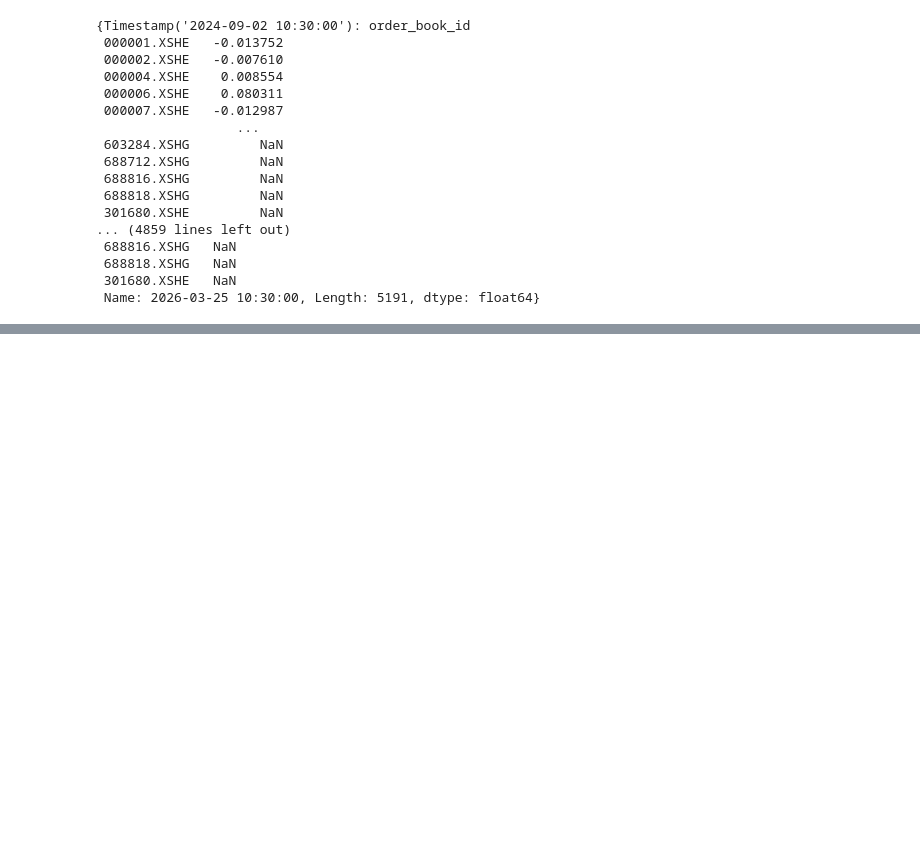
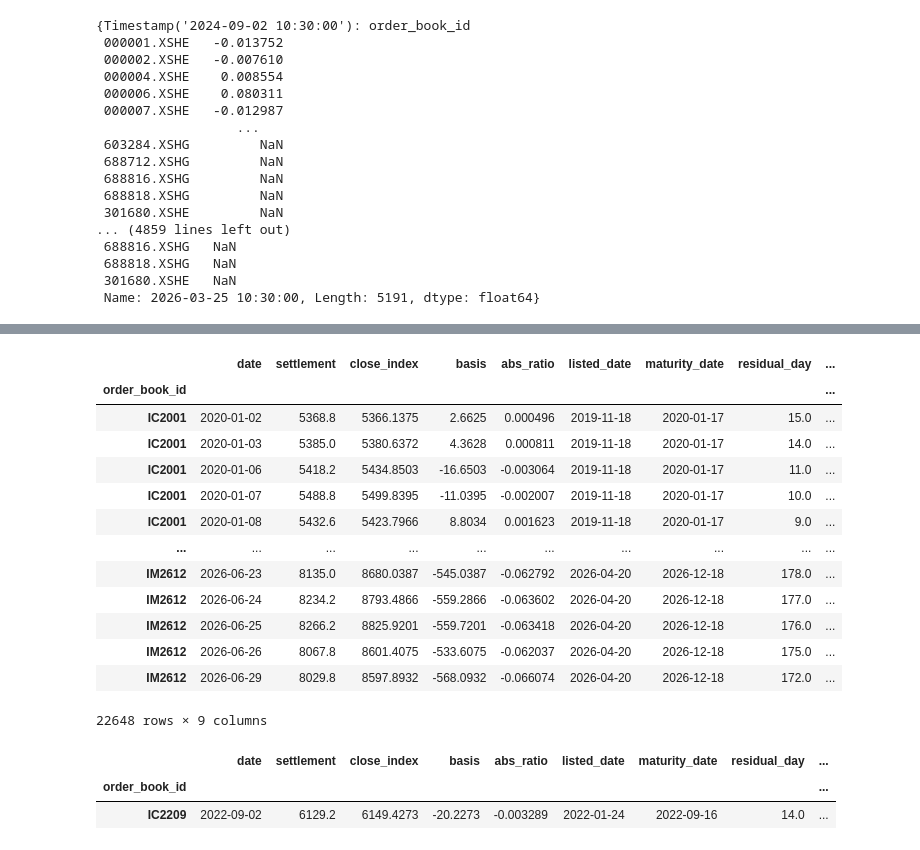
Before and after one commit to LeeSXS23456/REPOSITORY, a Jupyter notebook: data_extract.ipynb, the cells around one changed output, grey strips where cells are left out. Cells and saved outputs as stored; diff of their text form; code cells hidden in the pictures; blank space fills up the shorter version.

```diff
--- a/data_extract.ipynb
+++ b/data_extract.ipynb
@@ -880,0 +1280,12 @@ with open(f"{desdir}/全A_freemcp_25_26D_dict.pkl", "wb") as f:
+# %%
+srcdir = "E:/SJTU/intern/gtht/barra/data_base/basis"
+df_future = all_instruments(type='Future')
+df_index = df_future[df_future["product"]=="Index"]
+df_index_real = df_index[df_index["maturity_date"]!="0000-00-00"]
+df_index_real.to_pickle(f"{srcdir}/index_future_basics.pkl")
+# order_book_id\listed_date\maturity_date
+# %%
+contracts = df_index_real["order_book_id"].tolist()
+df_info = futures.get_basis(contracts, start_date="2020-01-02", end_date="2026-06-29", fields=["settlement","close_index"], frequency='1d', dividend_adjusted=False, market='cn')
+df_info = df_info.reset_index(level=1)
+df_info
@@ -880,0 +1307,40 @@ with open(f"{desdir}/全A_freemcp_25_26D_dict.pkl", "wb") as f:
+# %%
+df_info["basis"] = df_info["settlement"] - df_info["close_index"]
+df_info["abs_ratio"] = df_info["basis"] / df_info["close_index"]
+
+df_index_real.set_index(["order_book_id"], inplace=True)
+df_info_m = df_info.merge(df_index_real[["listed_date","maturity_date"]], on=["order_book_id"], how="left")
+# 统一转为日期格式
+df_info_m["maturity_date"] = pd.to_datetime(df_info_m["maturity_date"])
+df_info_m["date"] = pd.to_datetime(df_info_m["date"])
+# 再计算间隔天数
+df_info_m["residual_day"] = np.where(
+    (df_info_m["maturity_date"] - df_info_m["date"]).dt.days == 0,
+    np.nan,
+    (df_info_m["maturity_date"] - df_info_m["date"]).dt.days
+)
+
+df_info_m["ana_cost"] = df_info_m["abs_ratio"] / df_info_m["residual_day"] * 365
+df_info_m
+# %% [output]
+|  | date | settlement | close_index | basis | abs_ratio | listed_date | maturity_date | residual_day | ... |
+| order_book_id |  |  |  |  |  |  |  |  | ... |
+| IC2001 | 2020-01-02 | 5368.8 | 5366.1375 | 2.6625 | 0.000496 | 2019-11-18 | 2020-01-17 | 15.0 | ... |
+| IC2001 | 2020-01-03 | 5385.0 | 5380.6372 | 4.3628 | 0.000811 | 2019-11-18 | 2020-01-17 | 14.0 | ... |
+| IC2001 | 2020-01-06 | 5418.2 | 5434.8503 | -16.6503 | -0.003064 | 2019-11-18 | 2020-01-17 | 11.0 | ... |
+| IC2001 | 2020-01-07 | 5488.8 | 5499.8395 | -11.0395 | -0.002007 | 2019-11-18 | 2020-01-17 | 10.0 | ... |
+| IC2001 | 2020-01-08 | 5432.6 | 5423.7966 | 8.8034 | 0.001623 | 2019-11-18 | 2020-01-17 | 9.0 | ... |
+| ... | ... | ... | ... | ... | ... | ... | ... | ... | ... |
+| IM2612 | 2026-06-23 | 8135.0 | 8680.0387 | -545.0387 | -0.062792 | 2026-04-20 | 2026-12-18 | 178.0 | ... |
+| IM2612 | 2026-06-24 | 8234.2 | 8793.4866 | -559.2866 | -0.063602 | 2026-04-20 | 2026-12-18 | 177.0 | ... |
+| IM2612 | 2026-06-25 | 8266.2 | 8825.9201 | -559.7201 | -0.063418 | 2026-04-20 | 2026-12-18 | 176.0 | ... |
+| IM2612 | 2026-06-26 | 8067.8 | 8601.4075 | -533.6075 | -0.062037 | 2026-04-20 | 2026-12-18 | 175.0 | ... |
+| IM2612 | 2026-06-29 | 8029.8 | 8597.8932 | -568.0932 | -0.066074 | 2026-04-20 | 2026-12-18 | 172.0 | ... |
+22648 rows × 9 columns
+# %%
+df_info_m.to_pickle(f"{srcdir}/index_future_basis_data.pkl")
+df_info_m[(df_info_m.index=="IC2209")&(df_info_m["date"]=="2022-09-02")]
+# %% [output]
+|  | date | settlement | close_index | basis | abs_ratio | listed_date | maturity_date | residual_day | ... |
+| order_book_id |  |  |  |  |  |  |  |  | ... |
+| IC2209 | 2022-09-02 | 6129.2 | 6149.4273 | -20.2273 | -0.003289 | 2022-01-24 | 2022-09-16 | 14.0 | ... |
```
Also changed, not shown: parts of 28 cells of this notebook.
